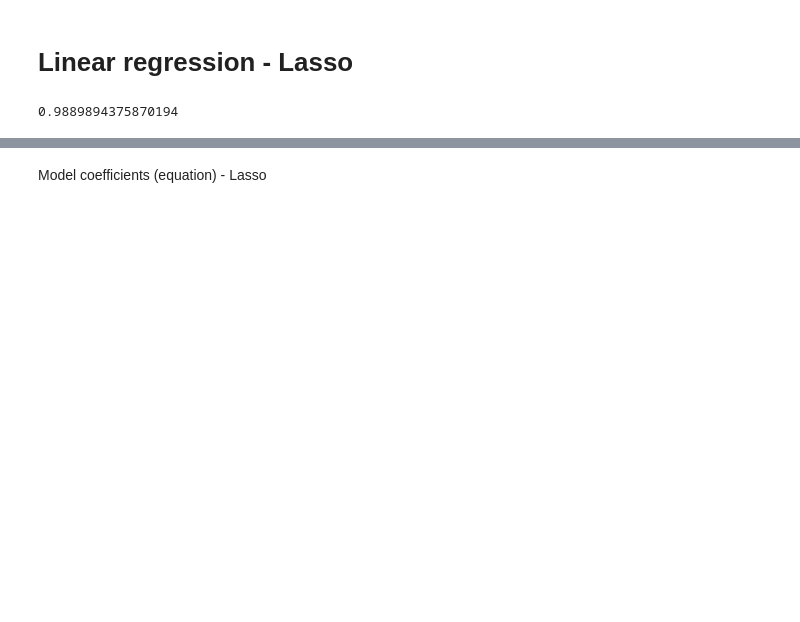
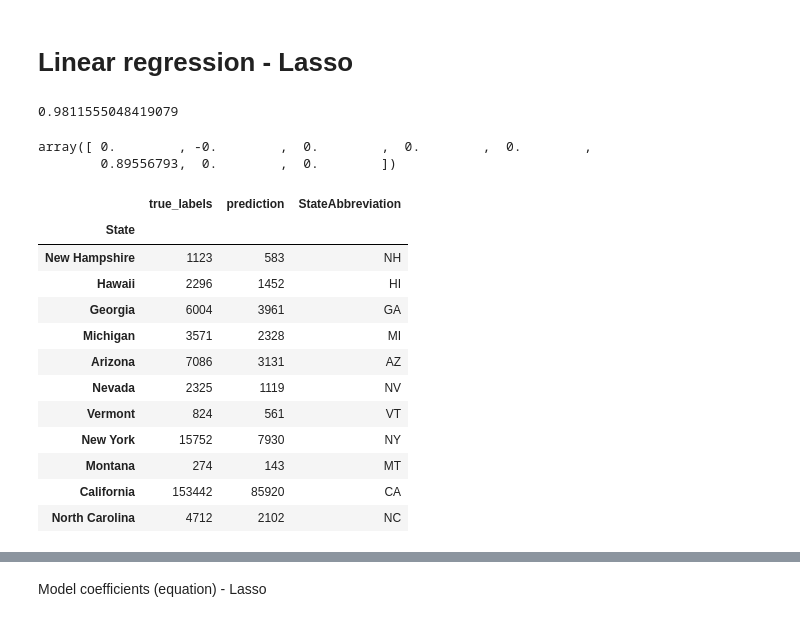
Before and after one commit to Disguiser23/ECE143-project-group11, a Jupyter notebook: data analysis and visualization_girish.ipynb, the cells around one changed output, grey strips where cells are left out. Drawn from its saved outputs; the diff is of its cells as text; code cells hidden in the pictures; blank space fills up the shorter version.

```diff
--- a/data analysis and visualization_girish.ipynb
+++ b/data analysis and visualization_girish.ipynb
@@ -184,10 +156,42 @@ x = scaler.transform(x)
+# %%
+from sklearn.model_selection import train_test_split
+
+X = df.loc[:,['Commute time','Public transit usage','Charging Locations', 'Charging Outlets', 'Democratic Representation',
+              'average_sales','averageSales_Population','averageSales_TotalSales']]
+
+Y = df['EV Sales\n2018']
+#Y_2018 = df["EV Sales\n2018 % of Total"]
+
+x_train, x_test, y_train, y_test = train_test_split(X, Y, test_size=0.2, random_state=0)
+
+x = np.array(x_train)
+y = np.array(y_train).reshape((len(y_train), 1))
+
+#scaler = preprocessing.StandardScaler()
+#scaler.fit(y)
+#y = scaler.transform(y)
+
+scaler = preprocessing.StandardScaler()
+scaler.fit(x)
+x = scaler.transform(x)
+
+scaler = preprocessing.StandardScaler()
+scaler.fit(y)
+y = scaler.transform(y)
+
+xt = np.array(x_test)
 # %%
 from sklearn.linear_model import LinearRegression
 from sklearn import linear_model
 clf = linear_model.Lasso(alpha=0.1)
 #lrModel = LinearRegression()
 
-clf.fit(y,x)
-clf.score(y,x)
+clf.fit(x,y)
+clf.score(x,y)
 # %% [output]
-0.9889894375870194
+0.9811555048419079
+# %%
+clf.coef_
+# %% [output]
+array([ 0.        , -0.        ,  0.        ,  0.        ,  0.        ,
+        0.89556793,  0.        ,  0.        ])
@@ -193,0 +202,18 @@ clf.score(y,x)
+# %%
+result = pd.DataFrame({ 'true_labels': y_test, 'prediction': pred.astype(int) })
+result['StateAbbreviation'] = result.index.map(stateDict)
+result
+# %% [output]
+|  | true_labels | prediction | StateAbbreviation |
+| State |  |  |  |
+| New Hampshire | 1123 | 583 | NH |
+| Hawaii | 2296 | 1452 | HI |
+| Georgia | 6004 | 3961 | GA |
+| Michigan | 3571 | 2328 | MI |
+| Arizona | 7086 | 3131 | AZ |
+| Nevada | 2325 | 1119 | NV |
+| Vermont | 824 | 561 | VT |
+| New York | 15752 | 7930 | NY |
+| Montana | 274 | 143 | MT |
+| California | 153442 | 85920 | CA |
+| North Carolina | 4712 | 2102 | NC |
```
Also changed, not shown: parts of 39 cells of this notebook.
